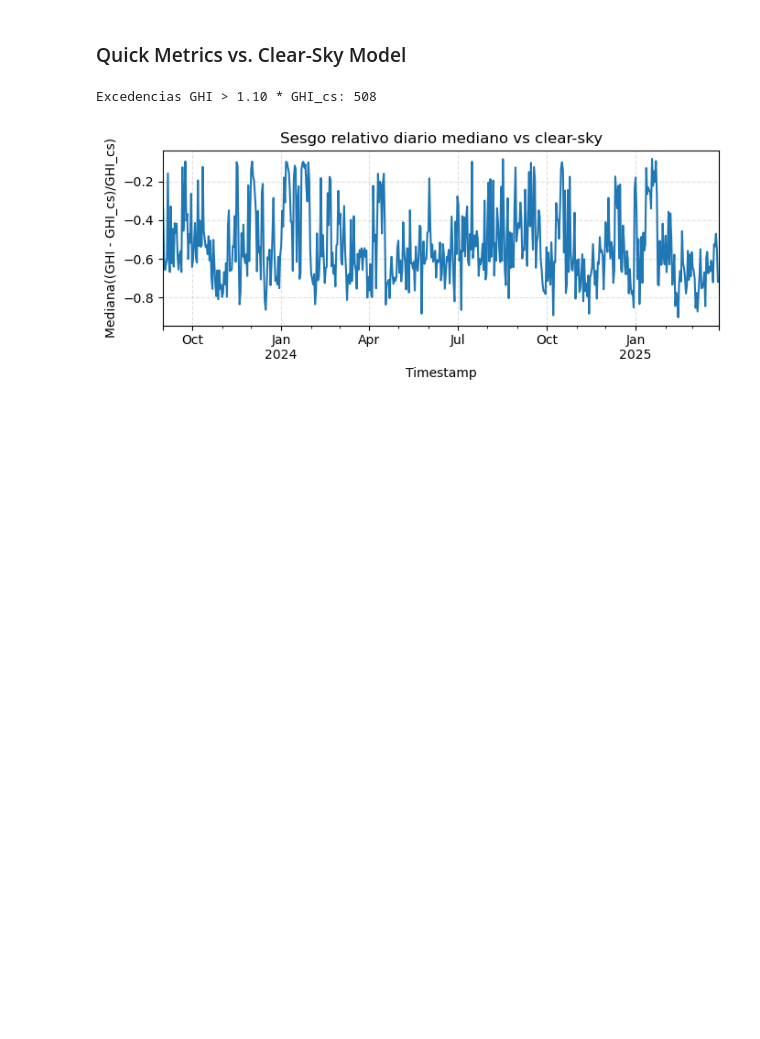
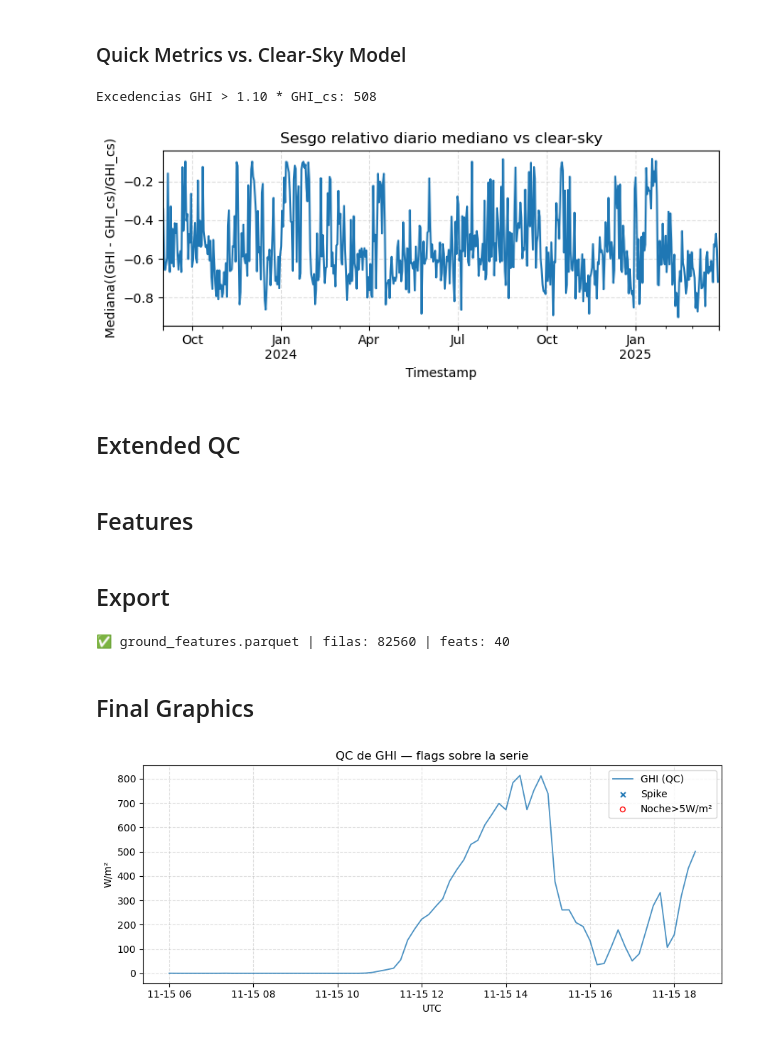
Before and after one commit to EstebanLN/irradiance-fusion-forecast, a Jupyter notebook: Notebooks/01_ground_station_exploration.ipynb, the cells around one changed output. Drawn from its saved outputs; the diff is of its cells as text; code cells hidden in the pictures; blank space fills up the shorter version.

```diff
--- a/Notebooks/01_ground_station_exploration.ipynb
+++ b/Notebooks/01_ground_station_exploration.ipynb
@@ -332,3 +340,5 @@ plt.tight_layout(); plt.show()
 # %% [output]
 Excedencias GHI > 1.10 * GHI_cs: 508
 [figure]
+# %% [markdown]
+## Extended QC
@@ -334,0 +355,2 @@ Excedencias GHI > 1.10 * GHI_cs: 508
+# %% [markdown]
+## Features
@@ -334,0 +387,21 @@ Excedencias GHI > 1.10 * GHI_cs: 508
+# %% [markdown]
+## Export
+# %%
+# ===== 3) Targets y export =====
+H = [6,12,18,24,36]  # pasos de 10 min (hasta 6h)
+for h in H:
+    df10[f"y_k_h{h}"]   = df10["k_ghi"].shift(-h)
+    df10[f"y_ghi_h{h}"] = df10["ghi_qc"].shift(-h)
+
+feat_cols = [c for c in df10.columns if any(s in c for s in
+             ["_lag","_roll_","hod_","doy_","zenith","azimuth","u_ms","v_ms","dewpoint_c","temp_c"])]
+target = "y_k_h6"  # ej: +60 min
+
+Xy = df10[feat_cols + [target]].dropna()
+Path("../data_interim").mkdir(parents=True, exist_ok=True)
+Xy.to_parquet("../data_interim/ground_features.parquet", engine="pyarrow", compression="zstd")
+print("✅ ground_features.parquet | filas:", len(Xy), "| feats:", len(feat_cols))
+# %% [output]
+✅ ground_features.parquet | filas: 82560 | feats: 40
+# %% [markdown]
+## Final Graphics
@@ -334,0 +412,23 @@ Excedencias GHI > 1.10 * GHI_cs: 508
+# %%
+# Ventana de ejemplo (ajusta fechas)
+ini, fin = "2024-11-15 06:00", "2024-11-15 18:30"
+
+fig, ax = plt.subplots(figsize=(9,4))
+ax.plot(df10.loc[ini:fin, "ghi_qc"], label="GHI (QC)", lw=1.3, alpha=0.8)
+
+bad = df10.loc[ini:fin, "flag_spike"]
+ax.scatter(df10.loc[ini:fin].index[bad], df10.loc[ini:fin, "ghi_qc"][bad],
+           s=25, marker="x", label="Spike", zorder=3)
+
+bad2 = df10.loc[ini:fin, "flag_night_ghi>5"]
+ax.scatter(df10.loc[ini:fin].index[bad2], df10.loc[ini:fin, "ghi_qc"][bad2],
+           s=25, marker="o", facecolors='none', edgecolors='r', label="Noche>5W/m²", zorder=3)
+
+ax.set_title("QC de GHI — flags sobre la serie")
+ax.set_xlabel("UTC"); ax.set_ylabel("W/m²")
+ax.grid(True, ls="--", alpha=0.4); ax.legend()
+fig.tight_layout()
+# fig.savefig(FIG_DIR / "qc_flags_timeline.png", dpi=150)
+plt.show()
+# %% [output]
+[figure, added]
```
Also changed, not shown: parts of 12 cells of this notebook.
